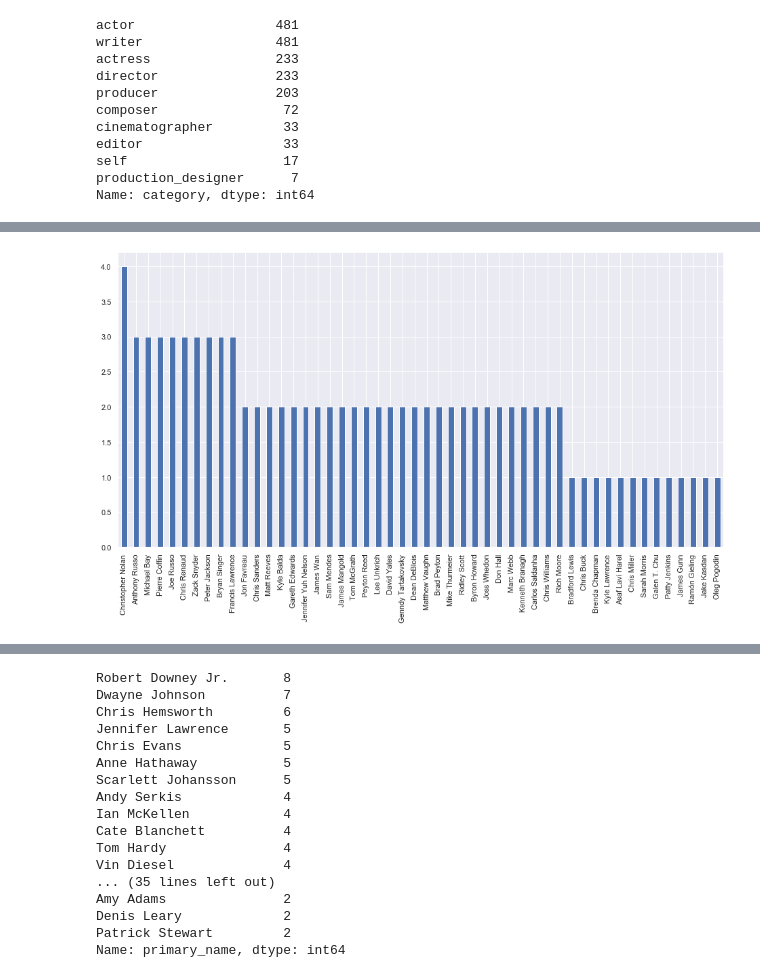
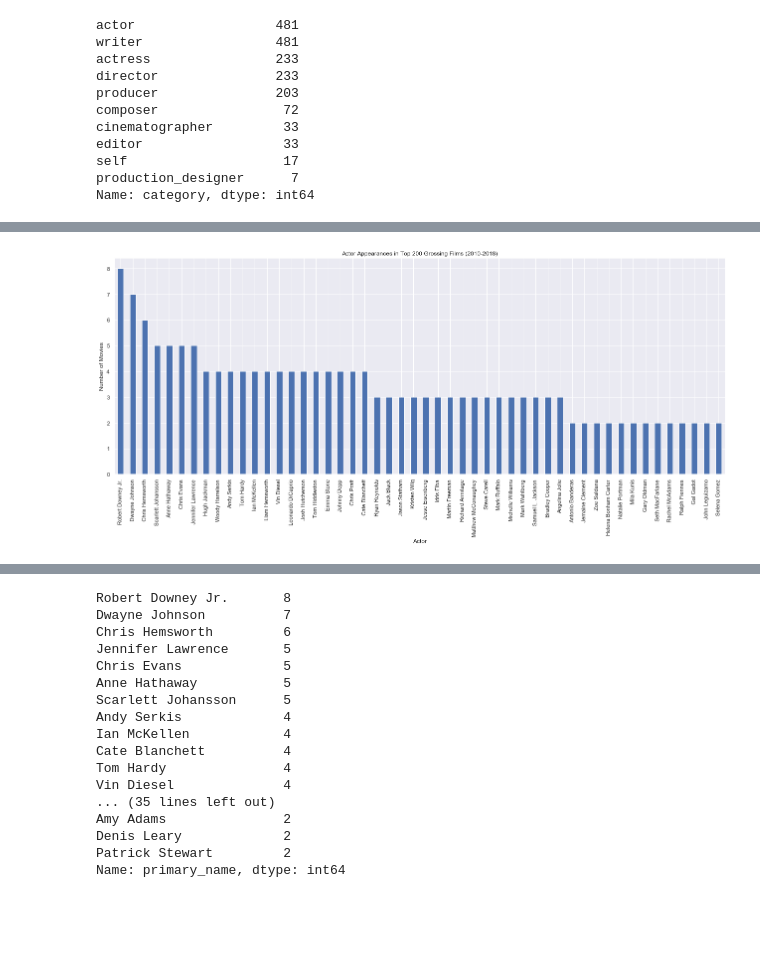
Before and after one commit to mokome/project1, a Jupyter notebook: index.ipynb, the cells around one changed output, grey strips where cells are left out. Saved outputs shown, nothing was run; the diff lists cells and outputs as text; code cells hidden in the pictures; blank space fills up the shorter version.

```diff
--- a/index.ipynb
+++ b/index.ipynb
@@ -318,4 +327,7 @@ top_actors.head(50).plot(kind='bar', figsize=(16,8));
-# %%
-top_directors.head(50).plot(kind='bar', figsize=(16,8));
-# %% [output]
-[figure, removed]
+# %%
+top_actors.head(50).plot(kind='bar', figsize=(22,8));
+plt.title('Actor Appearances in Top 200 Grossing Films (2010-2018)')
+plt.xlabel('Actor')
+plt.ylabel('Number of Movies');
+# %% [output]
+[figure, added]
```
Also changed, not shown: parts of 15 cells of this notebook.
